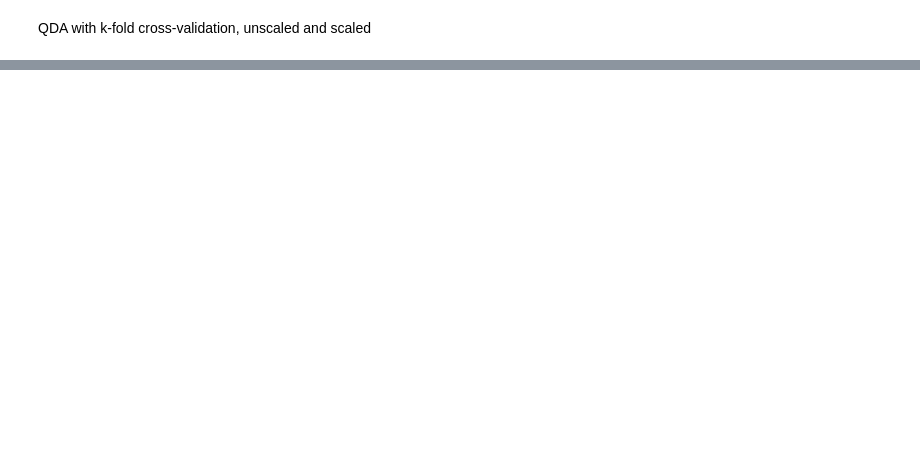
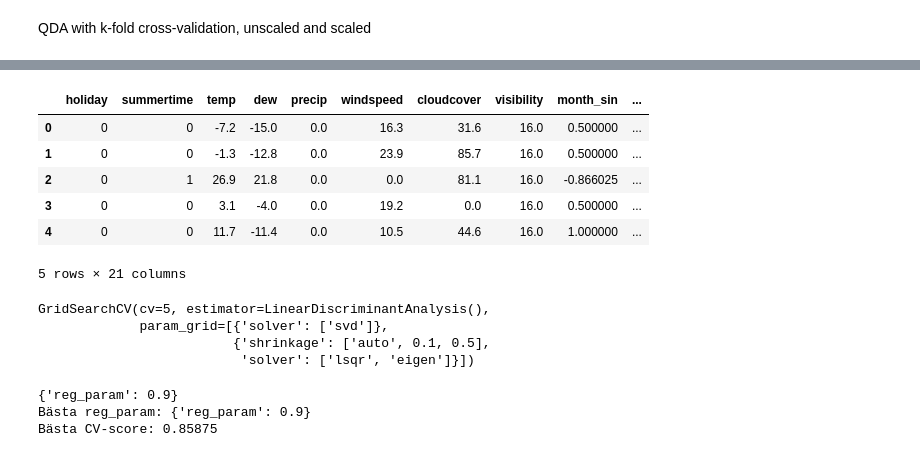
Before and after one commit to sebberendel/machine_learning_project, a Jupyter notebook: notebooks/kisshugo.ipynb, the cells around one changed output, grey strips where cells are left out. Drawn from its saved outputs; the diff is of its cells as text; code cells hidden in the pictures; blank space fills up the shorter version.

```diff
--- a/notebooks/kisshugo.ipynb
+++ b/notebooks/kisshugo.ipynb
@@ -267,2 +271,54 @@ lda: unscaled: 0.1438, scaled: 0.1438, qda: unscaled: 0.1969, scaled: 0.1656, qd
 <Axes: >
 [figure]
+# %%
+X_3.head()
+# %% [output]
+|  | holiday | summertime | temp | dew | precip | windspeed | cloudcover | visibility | month_sin | ... |
+| 0 | 0 | 0 | -7.2 | -15.0 | 0.0 | 16.3 | 31.6 | 16.0 | 0.500000 | ... |
+| 1 | 0 | 0 | -1.3 | -12.8 | 0.0 | 23.9 | 85.7 | 16.0 | 0.500000 | ... |
+| 2 | 0 | 1 | 26.9 | 21.8 | 0.0 | 0.0 | 81.1 | 16.0 | -0.866025 | ... |
+| 3 | 0 | 0 | 3.1 | -4.0 | 0.0 | 19.2 | 0.0 | 16.0 | 0.500000 | ... |
+| 4 | 0 | 0 | 11.7 | -11.4 | 0.0 | 10.5 | 44.6 | 16.0 | 1.000000 | ... |
+5 rows × 21 columns
+# %%
+from sklearn.model_selection import GridSearchCV
+lda_ = skl_da.LinearDiscriminantAnalysis()
+param_grid = [
+    {
+        'solver': ['svd']
+    },
+    {
+        'solver': ['lsqr', 'eigen'],
+        'shrinkage': ['auto', 0.1, 0.5]
+    }
+]
+grid = GridSearchCV(lda_, param_grid, cv=5)
+grid.fit(X_scaled, y)
+# Visa bästa CV-score
+# %% [output]
+GridSearchCV(cv=5, estimator=LinearDiscriminantAnalysis(),
+             param_grid=[{'solver': ['svd']},
+                         {'shrinkage': ['auto', 0.1, 0.5],
+                          'solver': ['lsqr', 'eigen']}])
+# %%
+qda_ = skl_da.QuadraticDiscriminantAnalysis()
+# Parameterrutnät för GridSearch
+param_grid = {
+    'reg_param': [0.5, 0.7, 0.9, 1.0]
+}
+
+# GridSearchCV med 5-fold cross-validation
+grid = GridSearchCV(qda_, param_grid, cv=5)
+
+# Fit på dina features och target
+grid.fit(X_scaled, y)
+
+print(grid.best_params_)
+print("Bästa reg_param:", grid.best_params_)
+
+# Visa bästa CV-score
+print("Bästa CV-score:", grid.best_score_)
+# %% [output]
+{'reg_param': 0.9}
+Bästa reg_param: {'reg_param': 0.9}
+Bästa CV-score: 0.85875
```
Also changed, not shown: parts of 12 cells of this notebook.
